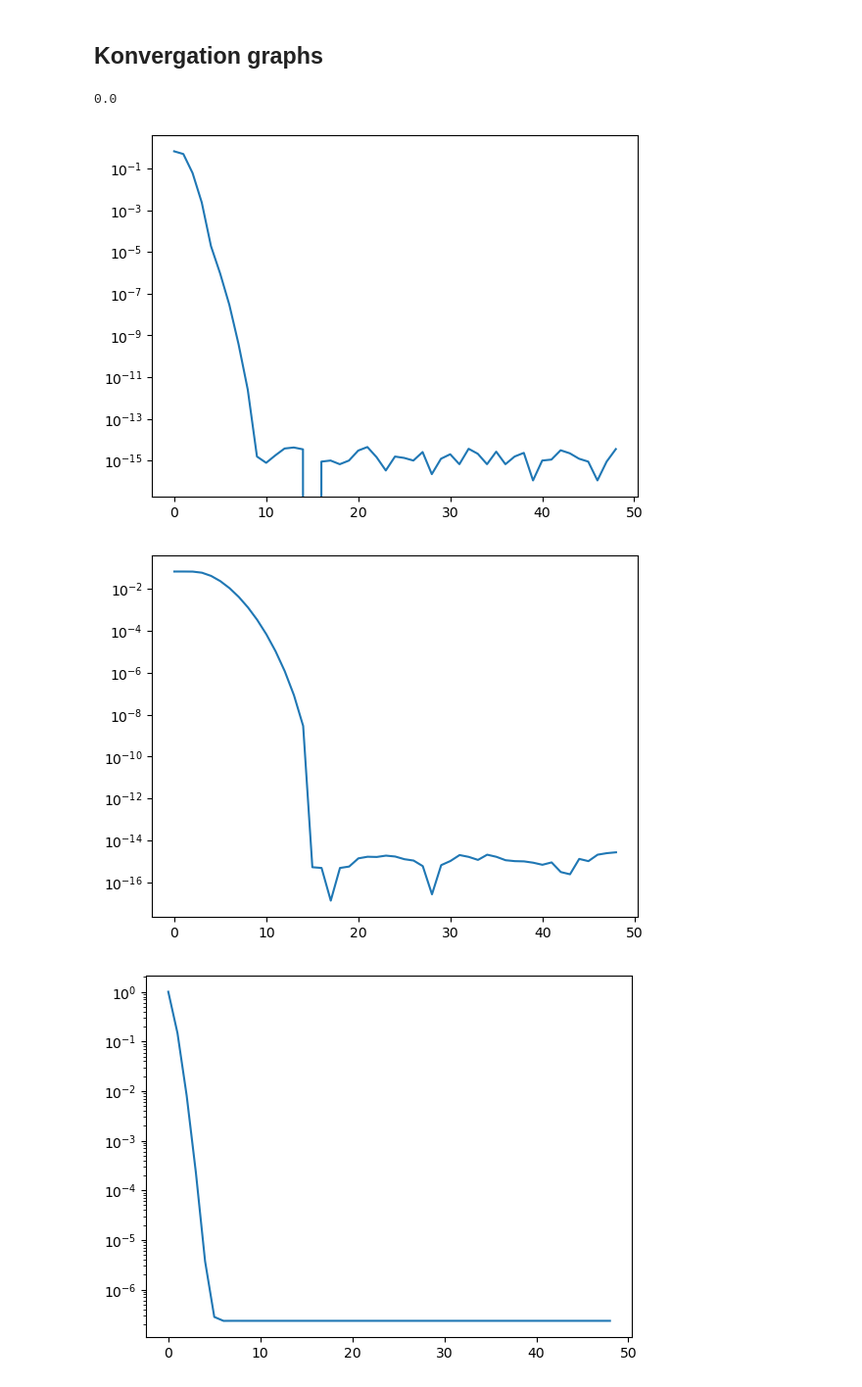
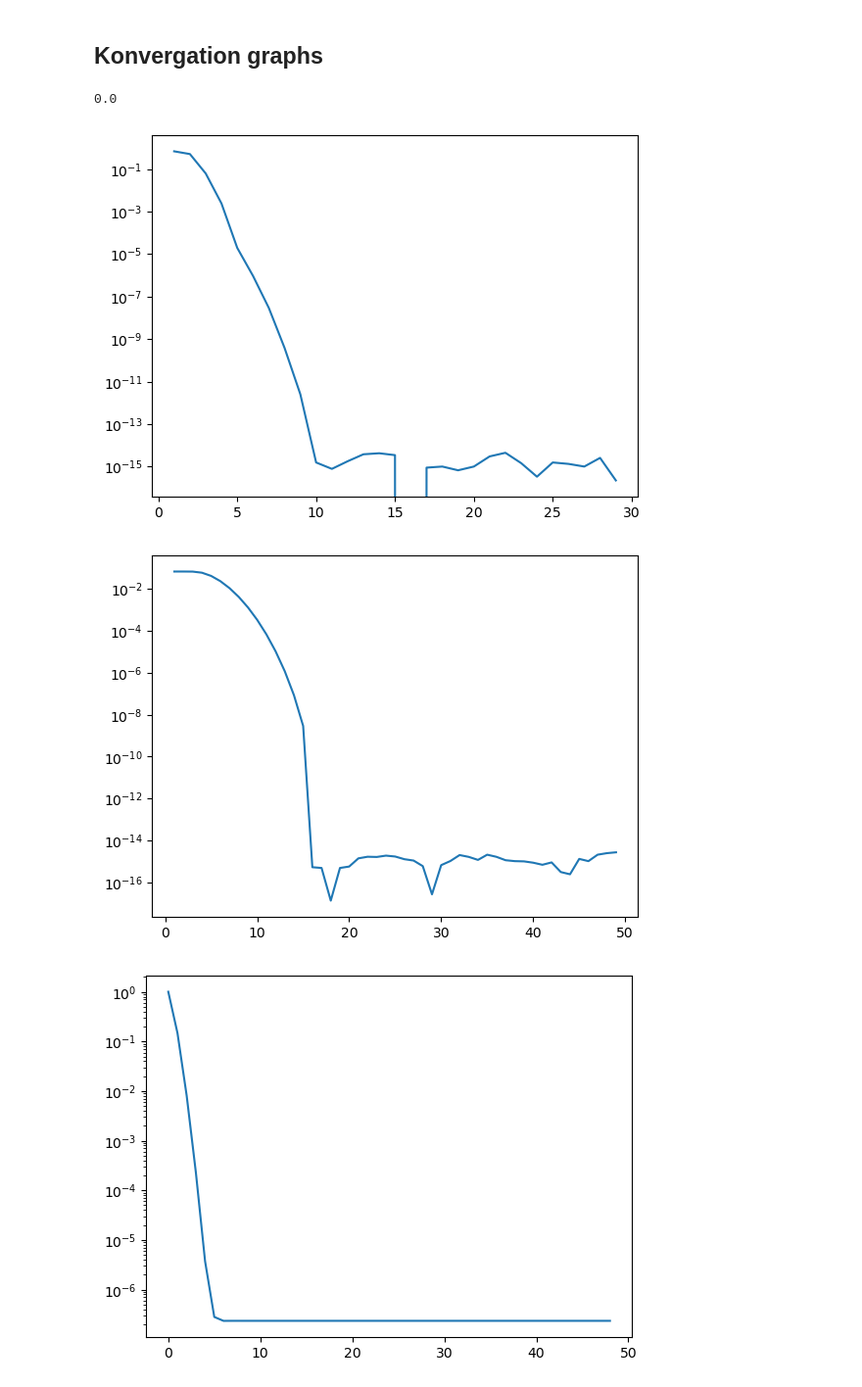
Before and after one commit to SED0280/BakalarkaCode, a Jupyter notebook: Gausova Kvadratura.ipynb, the cells around one changed output. Shown at 98% size. Saved outputs shown, nothing was run; the diff lists cells and outputs as text; code cells hidden in the pictures.

```diff
--- a/Gausova Kvadratura.ipynb
+++ b/Gausova Kvadratura.ipynb
@@ -96,28 +96,30 @@ error: -8.659739592076221e-15
 # %% [markdown]
 ## Konvergation graphs
 # %%
-matrix_size = 50
+matrix_size = 30
 def f(x): return np.exp(x)*np.sin(np.pi*x)
 res = []
-for i in range(1, matrix_size):
-    res.append(abs(kv.quadrature(f, i) - 0.67932618340209469947815632370907306163177032877927709391270561911906360182))
-plt.plot(res)
+n_counts = range(1, matrix_size)
+for i in n_counts:
+    res.append(abs(kl.integ.quadrature(f, i) - 0.67932618340209469947815632370907306163177032877927709391270561911906360182))
+plt.plot(n_counts,res)
 plt.yscale('log')
 print(res[15])
 # %% [output]
 0.0
-[figure, old version]
+[figure, new version]
 # %%
 matrix_size=50
 f = lambda x: x**30
 fI = lambda x: x**31/31
 res = []
-for i in range(1, matrix_size):
-    res.append(abs(kv.quadrature(f, i) - (fI(1)-fI(-1))))
-plt.plot(res)
+n_counts = range(1, matrix_size)
+for i in n_counts:
+    res.append(abs(kl.integ.quadrature(f, i) - (fI(1)-fI(-1))))
+plt.plot(n_counts,res)
 plt.yscale('log')
 # %% [output]
-[figure, old version]
+[figure, new version]
 # %%
 matrix_size=50
 a = 5
```
Also changed, not shown: parts of 28 cells of this notebook, 2 other files.
